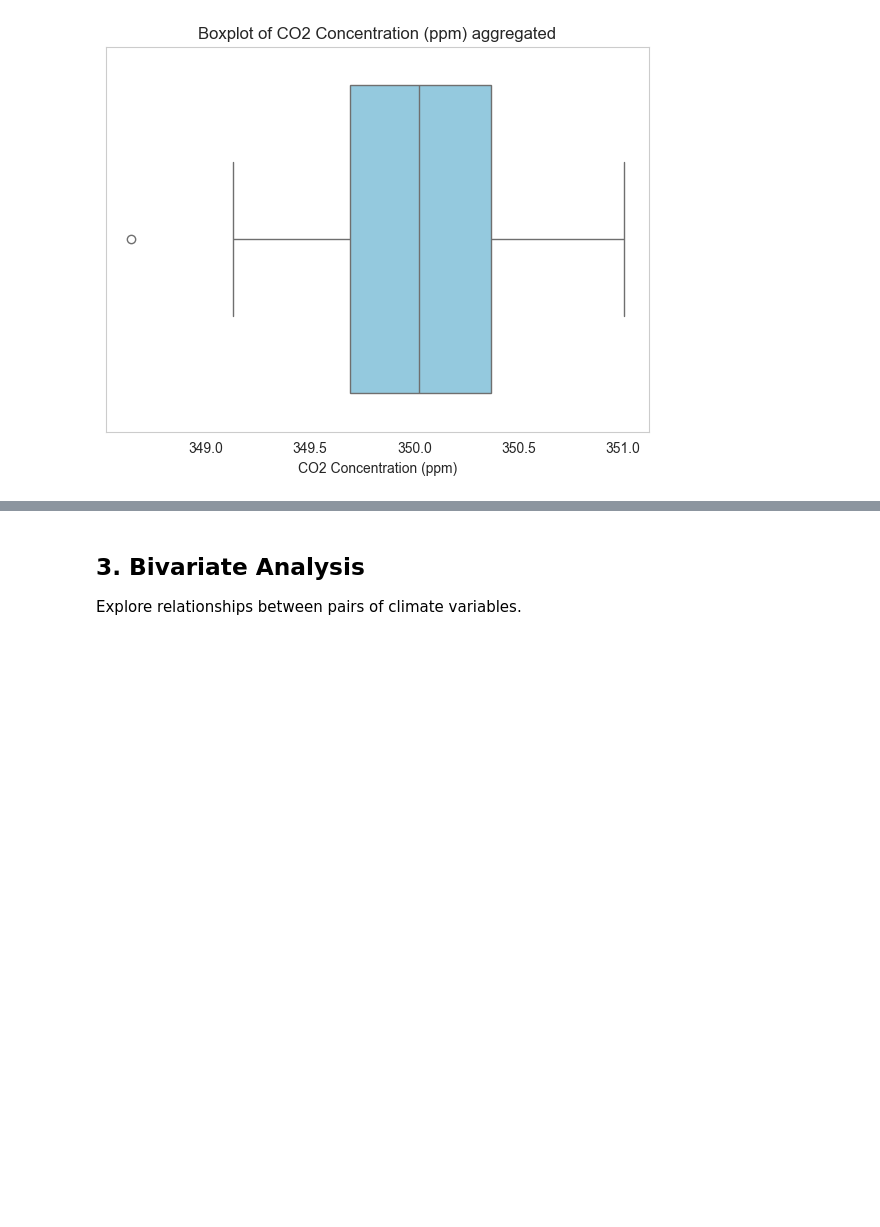
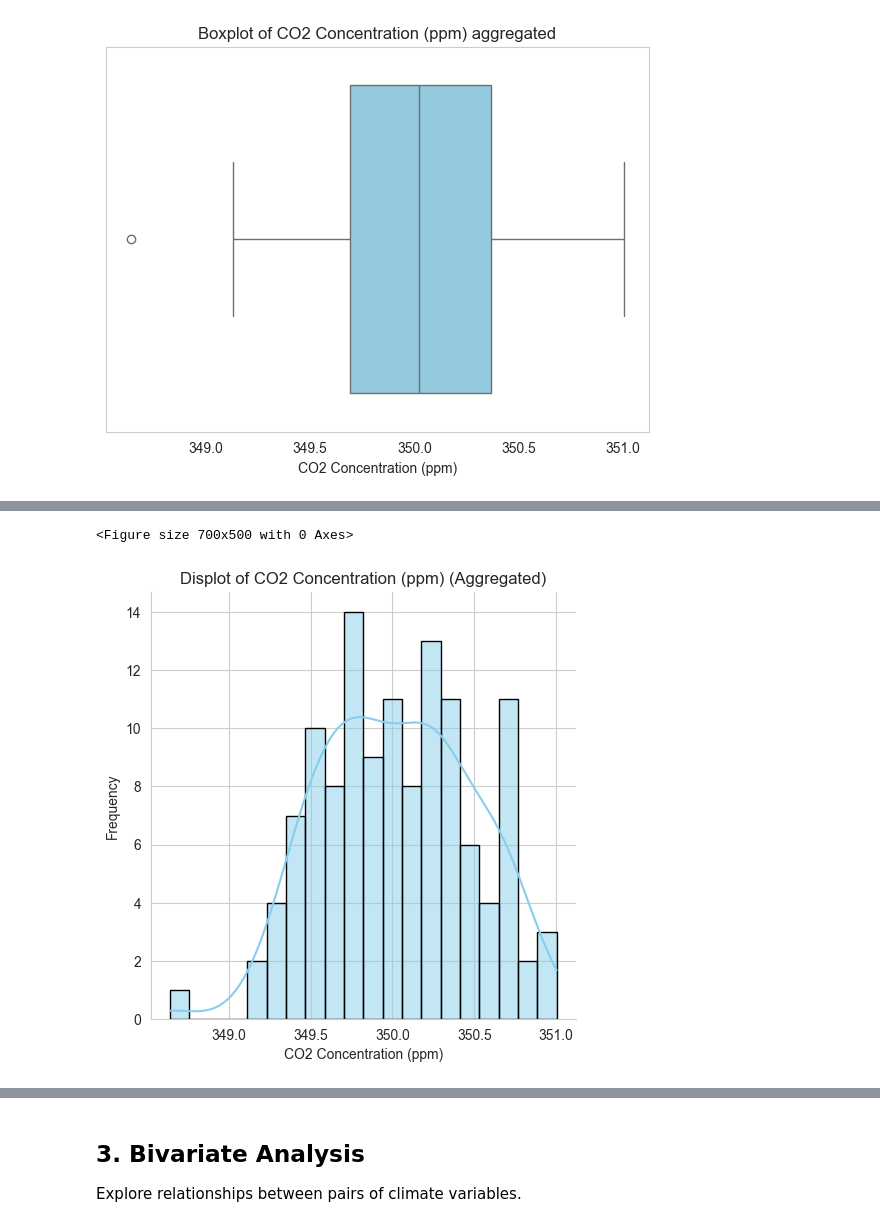
Before and after one commit to Omdena-NIC-Nepal/complete-eda-letsdoit, a Jupyter notebook: starter-notebook.ipynb, the cells around one changed output, grey strips where cells are left out. Drawn from its saved outputs; the diff is of its cells as text; code cells hidden in the pictures; blank space fills up the shorter version.

```diff
--- a/starter-notebook.ipynb
+++ b/starter-notebook.ipynb
@@ -157,0 +158,11 @@ plt.show()
+# %%
+# Displot (Using displot, can combine histogram and KDE)
+plt.figure(figsize=(7, 5))
+sns.displot(aggregated_data[var], kde=True, bins=20, color='skyblue', edgecolor='black')
+plt.title(f'Displot of {var} (Aggregated)')
+plt.xlabel(var)
+plt.ylabel('Frequency')
+plt.show()
+# %% [output]
+<Figure size 700x500 with 0 Axes>
+[figure, added]
```
Also changed, not shown: parts of 4 cells of this notebook.
